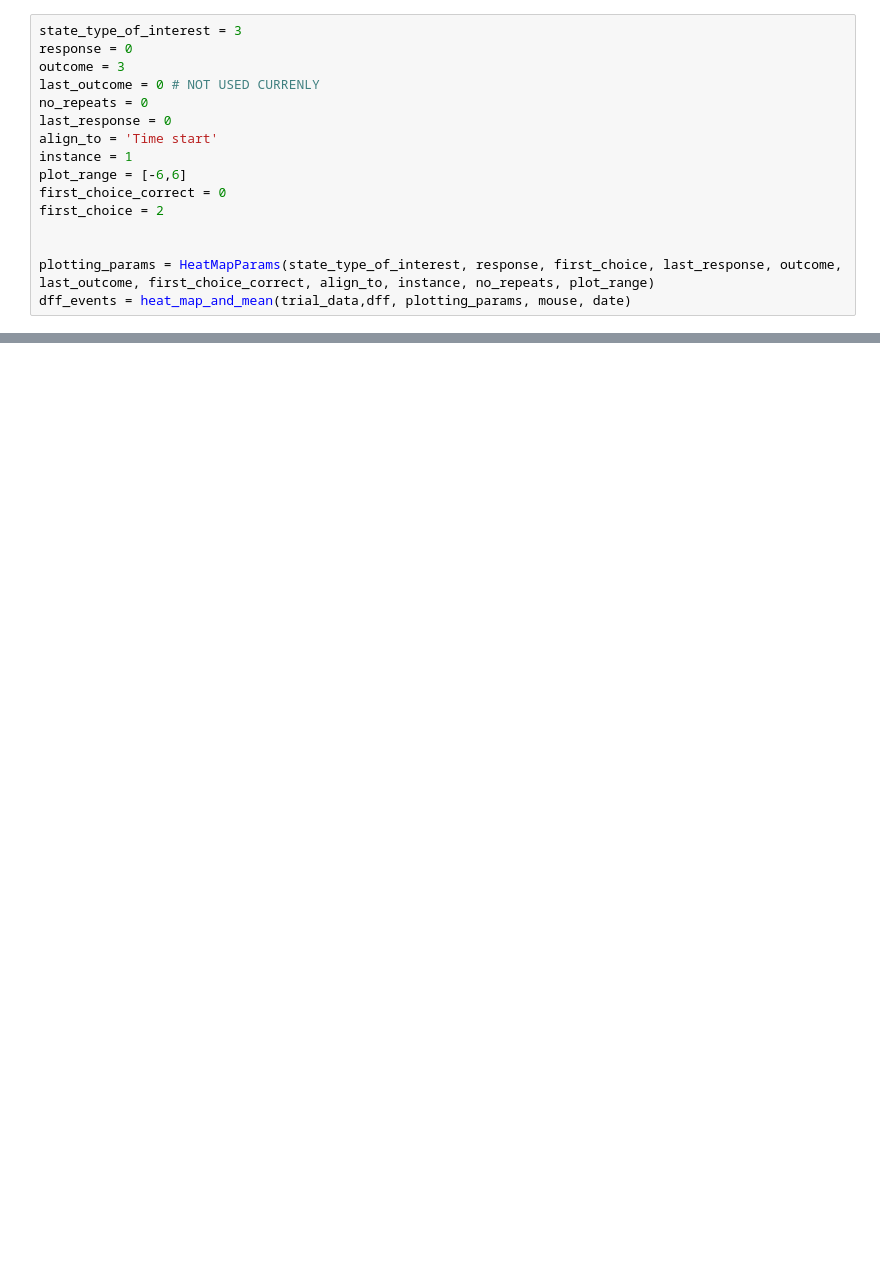
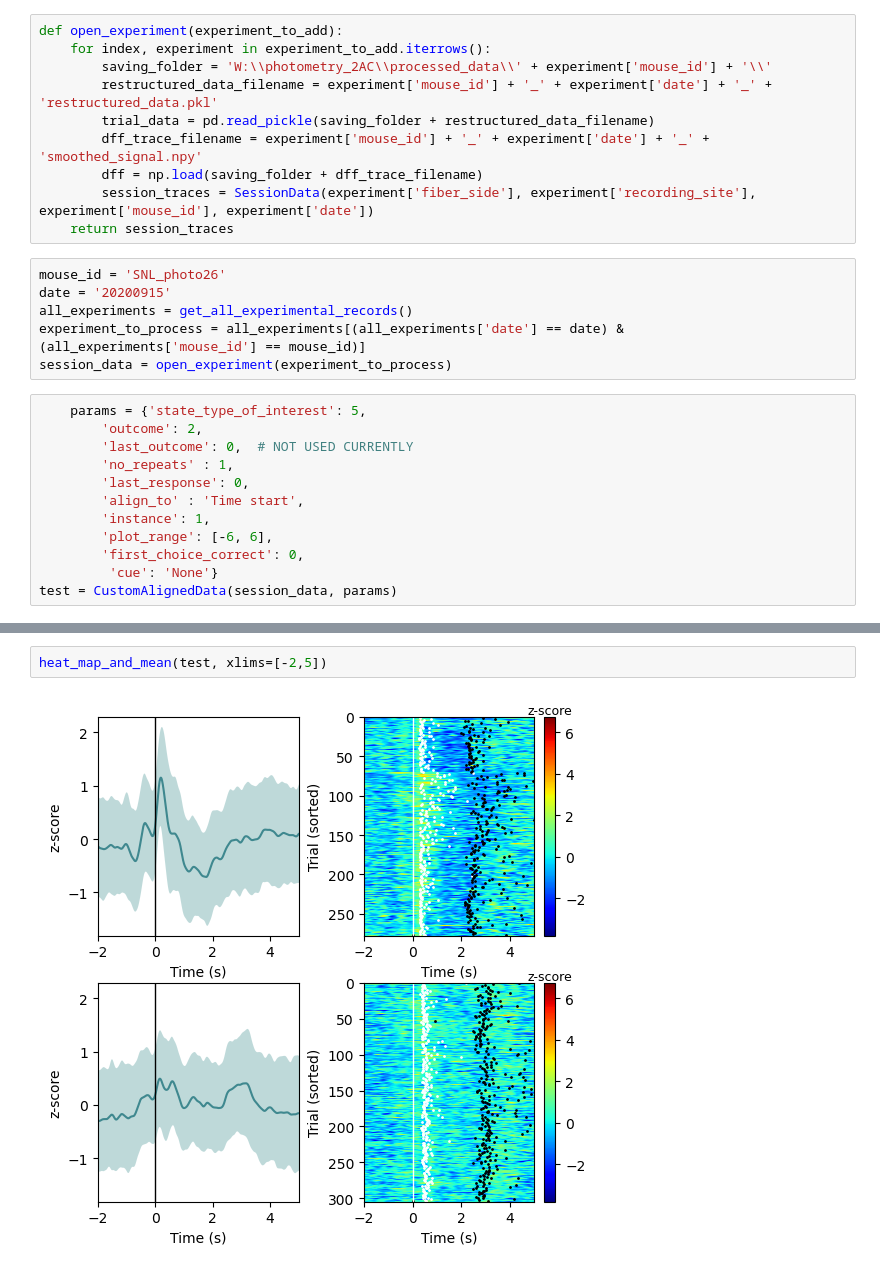
Before and after one commit to YvonneJohansson/freely_moving_photometry_analysis, a Jupyter notebook: post_processing.ipynb, the cells around one changed output, grey strips where cells are left out. Drawn from its saved outputs; the diff is of its cells as text; blank space fills up the shorter version.

```diff
--- a/post_processing.ipynb
+++ b/post_processing.ipynb
@@ -48,17 +63,29 @@ background = np.load(saving_folder + background_trace_filename)
+# %%
+def open_experiment(experiment_to_add):
+    for index, experiment in experiment_to_add.iterrows():
+        saving_folder = 'W:\\photometry_2AC\\processed_data\\' + experiment['mouse_id'] + '\\'
+        restructured_data_filename = experiment['mouse_id'] + '_' + experiment['date'] + '_' + 'restructured_data.pkl'
+        trial_data = pd.read_pickle(saving_folder + restructured_data_filename)
+        dff_trace_filename = experiment['mouse_id'] + '_' + experiment['date'] + '_' + 'smoothed_signal.npy'
+        dff = np.load(saving_folder + dff_trace_filename)
+        session_traces = SessionData(experiment['fiber_side'], experiment['recording_site'], experiment['mouse_id'], experiment['date'])
+    return session_traces
+# %%
+mouse_id = 'SNL_photo26'
+date = '20200915'
+all_experiments = get_all_experimental_records()
+experiment_to_process = all_experiments[(all_experiments['date'] == date) & (all_experiments['mouse_id'] == mouse_id)]
+session_data = open_experiment(experiment_to_process)
 # %%
-state_type_of_interest = 3
-response = 0
-outcome = 3
-last_outcome = 0 # NOT USED CURRENLY
-no_repeats = 0
-last_response = 0
-align_to = 'Time start'
-instance = 1
-plot_range = [-6,6]
-first_choice_correct = 0
-first_choice = 2
-
-
-plotting_params = HeatMapParams(state_type_of_interest, response, first_choice, last_response, outcome, last_outcome, first_choice_correct, align_to, instance, no_repeats, plot_range)
-dff_events = heat_map_and_mean(trial_data,dff, plotting_params, mouse, date)
+    params = {'state_type_of_interest': 5,
+        'outcome': 2,
+        'last_outcome': 0,  # NOT USED CURRENTLY
+        'no_repeats' : 1,
+        'last_response': 0,
+        'align_to' : 'Time start',
+        'instance': 1,
+        'plot_range': [-6, 6],
+        'first_choice_correct': 0,
+         'cue': 'None'}
+test = CustomAlignedData(session_data, params)
 # %% [output]
@@ -69 +145,5 @@ dff_events = heat_map_and_mean(trial_data,dff, plotting_params, mouse, date)
+# %%
+heat_map_and_mean(test, xlims=[-2,5])
+# %% [output]
+[figure, added]
 # %%
```
Also changed, not shown: parts of 27 cells of this notebook, 2 other files.
